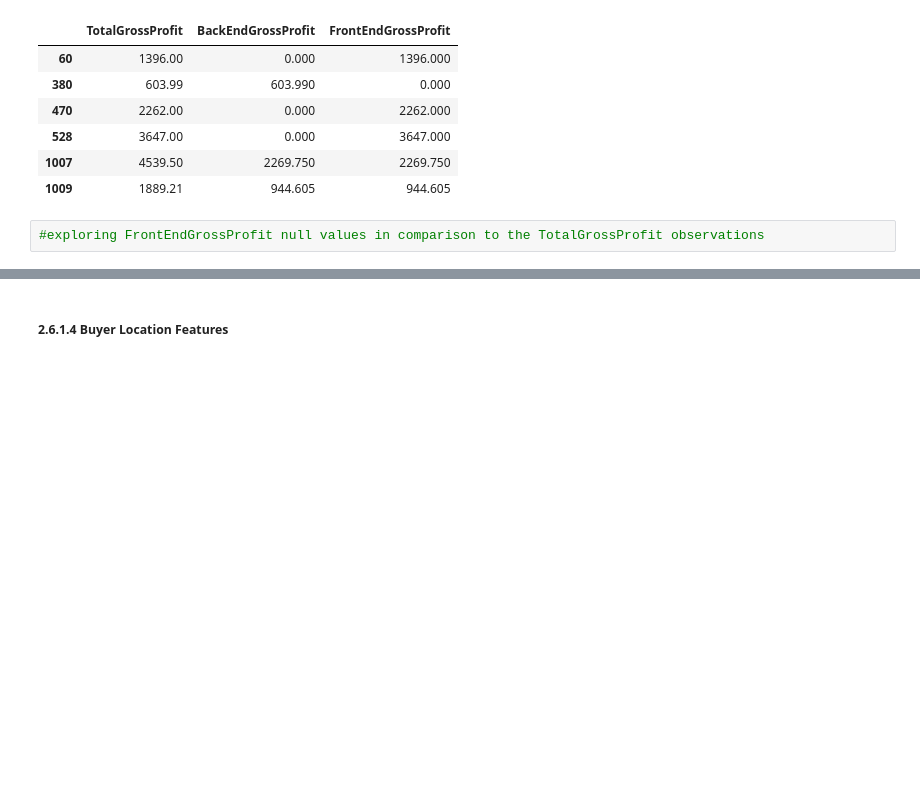
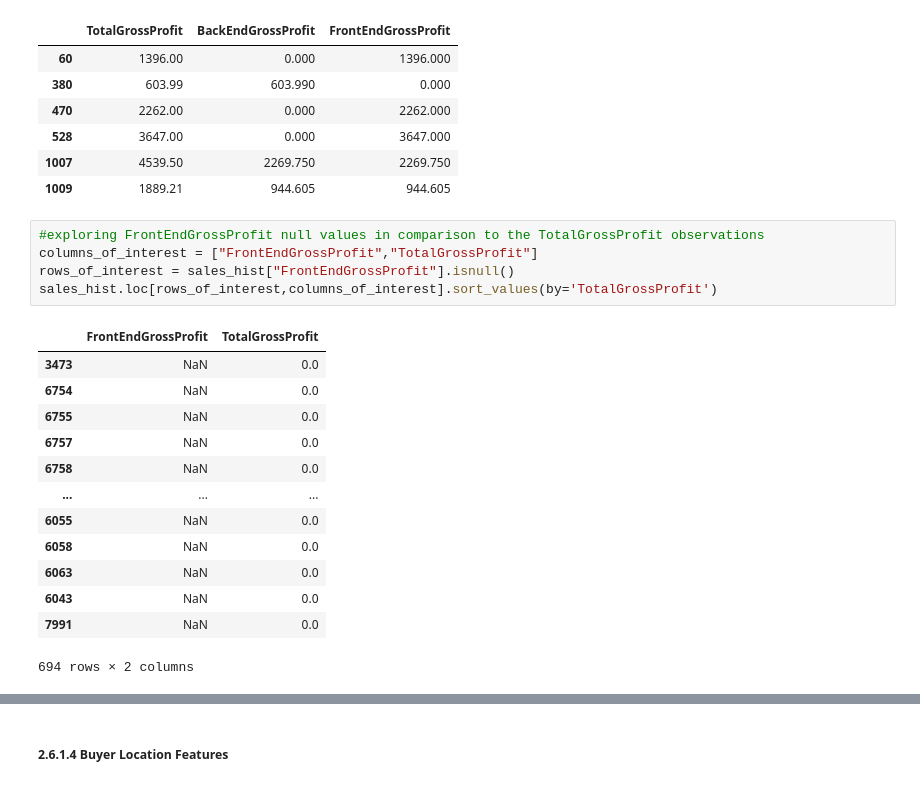
Before and after one commit to martell-n-tardy/Forecasting-with-a-Time-Series-Model-using-Python, a Jupyter notebook: notebooks/data wrangling.ipynb, the cells around one changed output, grey strips where cells are left out. Saved outputs shown, nothing was run; the diff lists cells and outputs as text; blank space fills up the shorter version.

```diff
--- a/notebooks/data wrangling.ipynb
+++ b/notebooks/data wrangling.ipynb
@@ -317,3 +321,20 @@ sales_hist.iloc[[60,380,470,528,1007,1009],[12,13,14]]
 | 1009 | 1889.21 | 944.605 | 944.605 |
 # %%
 #exploring FrontEndGrossProfit null values in comparison to the TotalGrossProfit observations
+columns_of_interest = ["FrontEndGrossProfit","TotalGrossProfit"]
+rows_of_interest = sales_hist["FrontEndGrossProfit"].isnull()
+sales_hist.loc[rows_of_interest,columns_of_interest].sort_values(by='TotalGrossProfit')
+# %% [output]
+|  | FrontEndGrossProfit | TotalGrossProfit |
+| 3473 | NaN | 0.0 |
+| 6754 | NaN | 0.0 |
+| 6755 | NaN | 0.0 |
+| 6757 | NaN | 0.0 |
+| 6758 | NaN | 0.0 |
+| ... | ... | ... |
+| 6055 | NaN | 0.0 |
+| 6058 | NaN | 0.0 |
+| 6063 | NaN | 0.0 |
+| 6043 | NaN | 0.0 |
+| 7991 | NaN | 0.0 |
+694 rows × 2 columns
```
Also changed, not shown: parts of 35 cells of this notebook.
